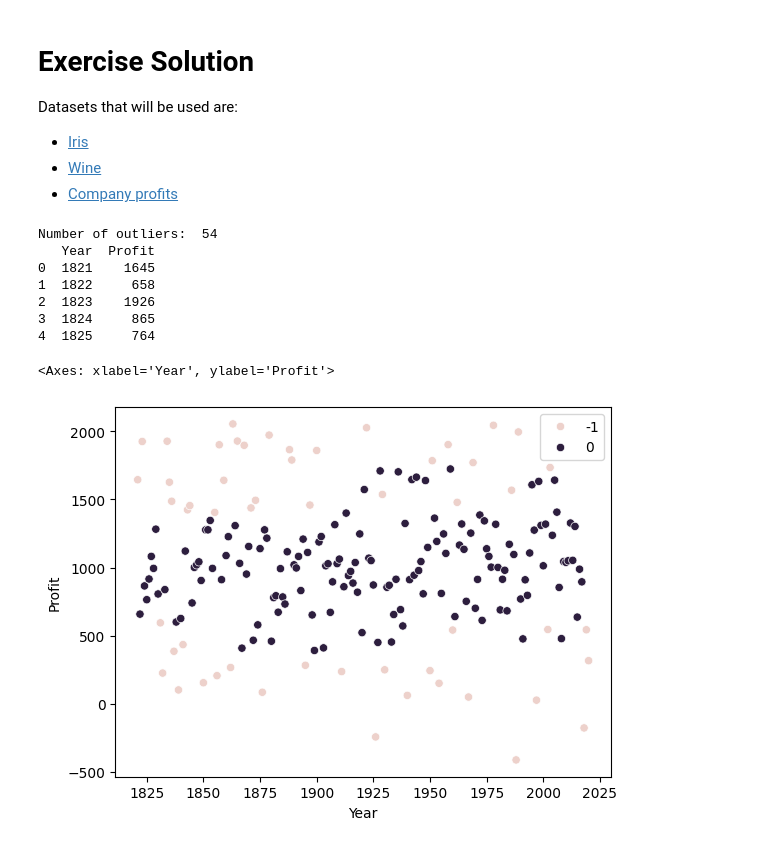
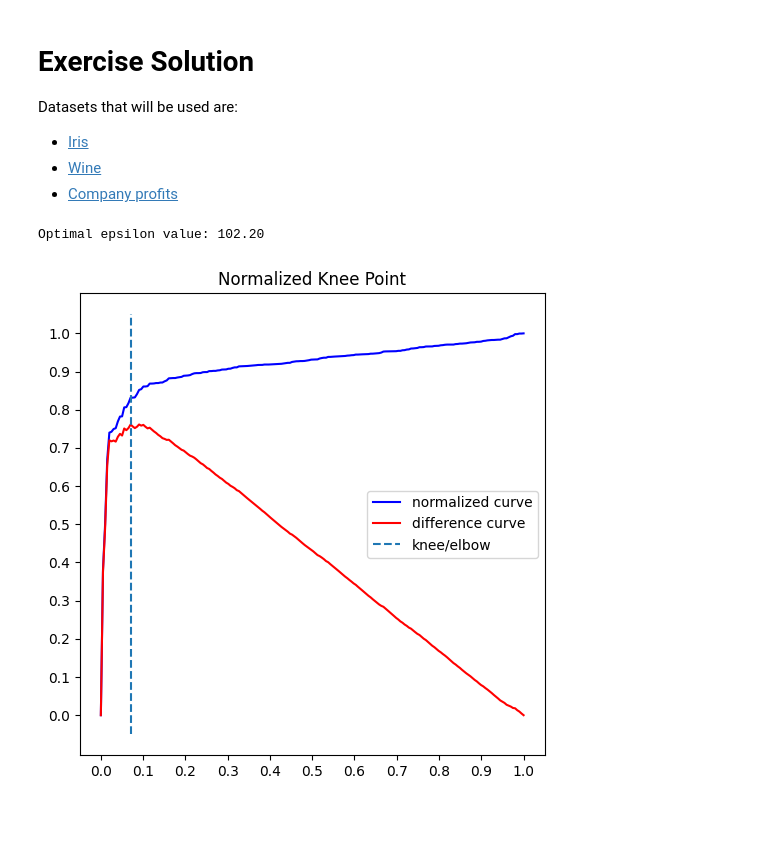
Before and after one commit to MaxHam/AML, a Jupyter notebook: Ex3.DBScanClustering.ipynb, the cells around one changed output. Cells and saved outputs as stored; diff of their text form; code cells hidden in the pictures; blank space fills up the shorter version.

```diff
--- a/Ex3.DBScanClustering.ipynb
+++ b/Ex3.DBScanClustering.ipynb
@@ -88,28 +88,33 @@ def find_outliers(data, minPts=2, eps=3):
     print("Number of outliers: ", outliers)
 
     return clusters
-# %%
-import matplotlib.pyplot as plt
-import seaborn as sns
-
-# Company profits
-outliers = find_outliers(profit_data, minPts=10, eps=80)
-
-print(profit_data.head())
-
-
-# convert all values that are > -1 to 0
-outliers[outliers > -1] = 0
-
-# Scatter plot of data and outliers
-sns.scatterplot(x="Year", y="Profit", data=profit_data, hue=outliers)
-# %% [output]
-Number of outliers:  54
-   Year  Profit
-0  1821    1645
-1  1822     658
-2  1823    1926
-3  1824     865
-4  1825     764
-<Axes: xlabel='Year', ylabel='Profit'>
-[figure, removed]
+# %%
+from kneed import KneeLocator
+from sklearn.neighbors import NearestNeighbors
+import plotly.express as px
+
+# https://stats.stackexchange.com/questions/88872/a-routine-to-choose-eps-and-minpts-for-dbscan
+def calc_knee(data, neighbors=6):
+    # X_embedded is your data
+    nbrs = NearestNeighbors(n_neighbors=neighbors).fit(data)
+    distances, indices = nbrs.kneighbors(data)
+
+    # sort distances descending
+    distance_desc = sorted(distances[:,neighbors-1], reverse=True)
+
+    px.line(x=list(range(1,len(distance_desc )+1)),y= distance_desc)
+
+    kneedle = KneeLocator(range(1,len(distance_desc)+1),  #x values
+                        distance_desc, # y values
+                        S=1.0, #parameter suggested from paper
+                        curve="convex", #parameter from figure
+                        direction="decreasing") #parameter from figure
+
+    kneedle.plot_knee_normalized()
+    print(f"Optimal epsilon value: {kneedle.knee_y:.2f}")
+    return kneedle.knee_y
+
+epsilon = calc_knee(profit_data, neighbors=6)
+# %% [output]
+Optimal epsilon value: 102.20
+[figure, added]
```
Also changed, not shown: parts of 9 cells of this notebook, 1 other file.
